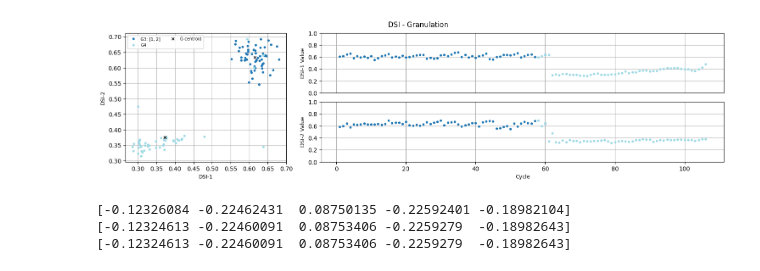
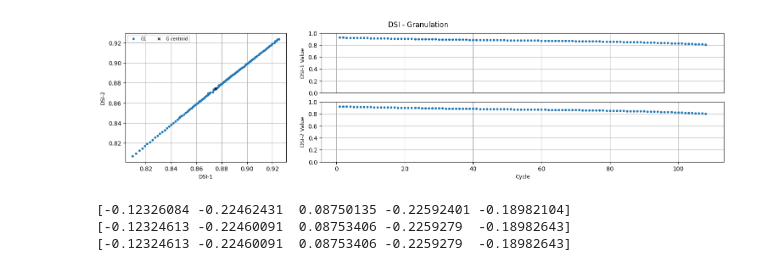
Before and after one commit to cduartes0203/Batteries_Prognostics, a Jupyter notebook: test_AutoCloudPred_R00.ipynb, the cells around one changed output. Saved outputs shown, nothing was run; the diff lists cells and outputs as text; code cells hidden in the pictures.

```diff
--- a/test_AutoCloudPred_R00.ipynb
+++ b/test_AutoCloudPred_R00.ipynb
@@ -517,33 +517,34 @@ class AutoCloud:
 # %%
 params =  {'nI': 11, 'nR': 49, 'nO': 27, 'N1': 0.1, 'N2': 0.0001, 'N3': 0.001, 'τ': 23, 'mode': 'ahead', 'act': 'tanh'}
 nI,nR,nO,N1,N2,N3,τ,mode,act= list(params.values())
 
-dsi, Z = PrepareData(HI['PC1'].values,nI,nO,mode)
-dsi, Z = PrepareData(sig,nI,nO,mode)
-X, Y = dsi, dsi
-X = []
+X, Y = PrepareData(HI['PC1'].values,nI,nO,mode)
+X, Z = PrepareData(sig,nI,nO,mode)
+Y, Z = PrepareData(sig,nI,nO,mode)
+#X, Y = dsi, dsi
+#X = []
 
-for i in range(len(RS)-1):
-   X.append(RS.iloc[i:i+3,:].values.flatten())
-X = X[-len(Y):-2]
-teda=AutoCloud(m=1.7,nI=nI,nR=nR,nO=nO,ηS=[N1,N2,N3],
+#for i in range(len(RS)-1):
+#   X.append(RS.iloc[i:i+3,:].values.flatten())
+#X = X[-len(Y):-2]
+teda=AutoCloud(m=22,nI=nI,nR=nR,nO=nO,ηS=[N1,N2,N3],
                mode=mode,tau=τ,eol=0.75)
 teda.ref = len(sig) - nI
 for j,_ in enumerate(X[:]):
     teda.run(X[j])
     #print(j,teda.alfa)
 
     #teda.RULSingle(Y[j])
     teda.RULInterv(Y[j])
 
     teda.Adapt(Y[j],Z[j])
 
 
 plot_DSI2(teda,ftrs=2,title='DSI - Granulation',ncol=2,mergeID=True)
 PlotSeriesPLY(ySeries=[teda.rulR,teda.rulP,teda.rulL,teda.rulU],
               names = ['r','p','L','u'],w=800,h=400)
 # %% [output]
-[figure, old version]
+[figure, new version]
 # %%
 rnn2 = RTLO(nI,nR,nO)
 print(rnn2.wR[0][:5])
```
